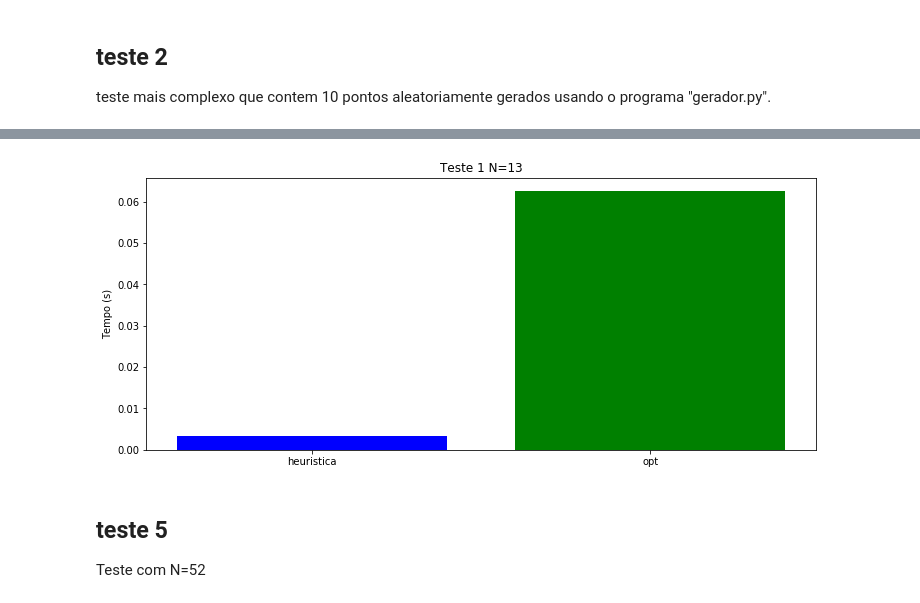
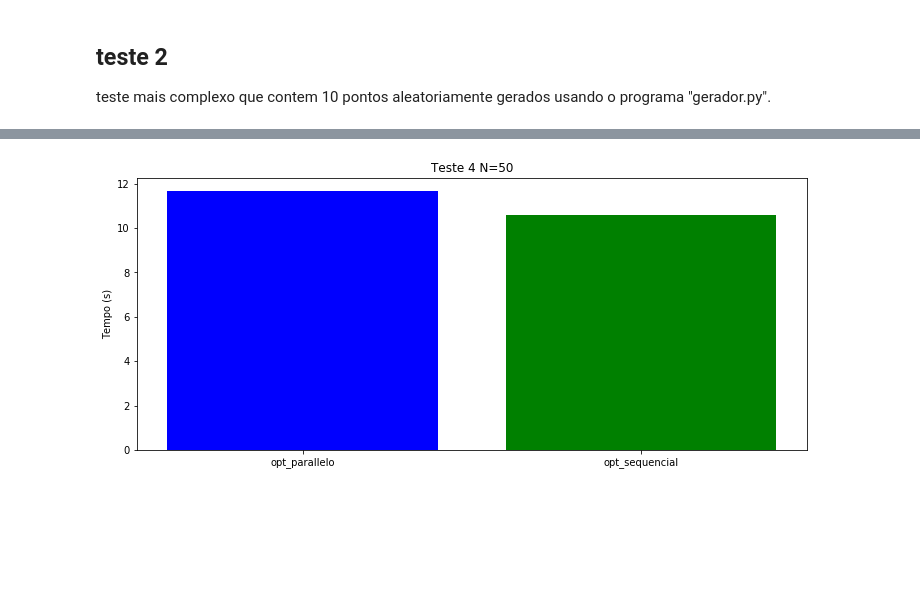
Before and after one commit to Formulos/supercomp2.0, a Jupyter notebook: projeto-04/relatorio.ipynb, the cells around one changed output, grey strips where cells are left out. Cells and saved outputs as stored; diff of their text form; code cells hidden in the pictures; blank space fills up the shorter version.

```diff
--- a/projeto-04/relatorio.ipynb
+++ b/projeto-04/relatorio.ipynb
@@ -126,15 +94,15 @@ for i in range(10):
+# %%
+time_opt = [11.3991,11.1432,12.4603]
+time_opt_seq = [10.9021,10.4327,10.4638]
 # %%
 x = np.arange(2)
-mean_list = [np.mean(time_main),np.mean(time_para)]
+mean_list = [np.mean(time_opt),np.mean(time_opt_seq)]
 
 fig, ax = plt.subplots(figsize=(12,5))
 plt.bar(x, mean_list, color = ["blue", "green"])
-plt.xticks(x, ["heuristica","opt"])
+plt.xticks(x, ["opt_parallelo","opt_sequencial"])
 plt.ylabel("Tempo (s)")
-plt.title("Teste 1 N=13")
+plt.title("Teste 4 N=50")
 plt.show()
 # %% [output]
-[figure, old version]
+[figure, new version]
-# %% [markdown]
-## teste 5
-Teste com N=52
```
Also changed, not shown: parts of 28 cells of this notebook, 4 other files.
